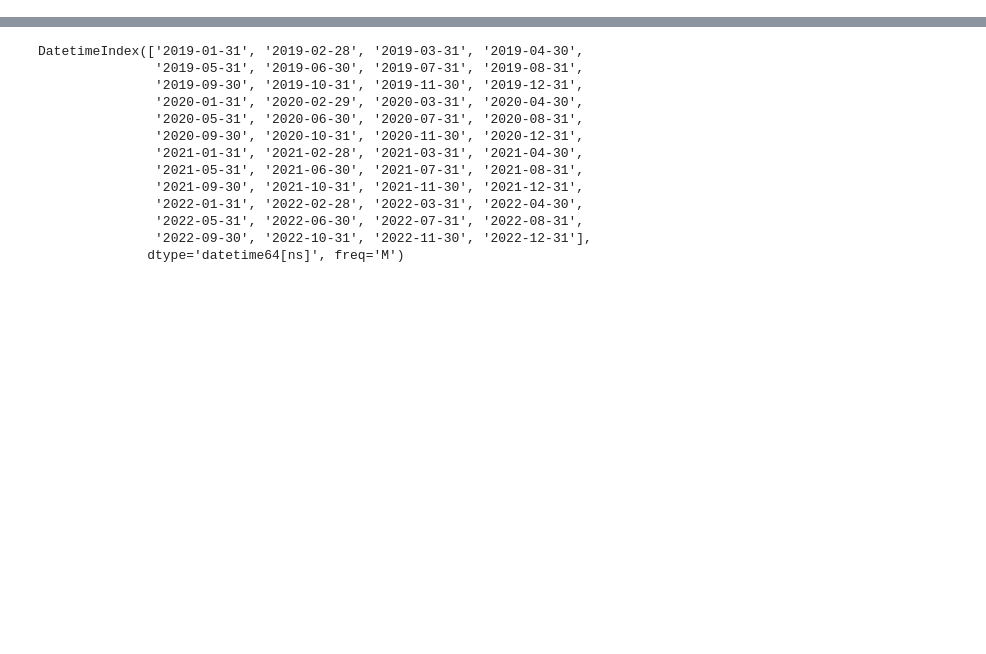
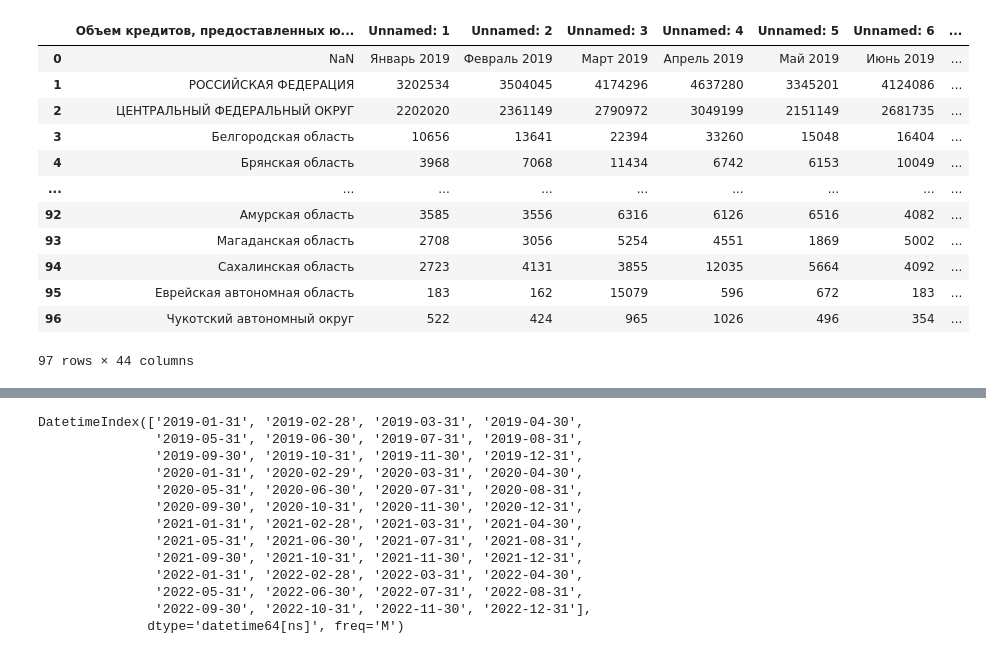
Before and after one commit to lisa2271/Praktika, a Jupyter notebook: praktika.ipynb, the cells around one changed output, grey strips where cells are left out. Cells and saved outputs as stored; diff of their text form; code cells hidden in the pictures; blank space fills up the shorter version.

```diff
--- a/praktika.ipynb
+++ b/praktika.ipynb
@@ -13,4 +13,19 @@ for f in files:
 # %%
 data = pd.concat(dfs)
 # %%
-results = pd.read_excel(r'C:\\Users\\gosti\\Downloads\\Telegram Desktop\\01_04_D_New_loans_subj.xlsx')
+results = pd.read_excel(r'C:\\Users\\gosti\\Downloads\\Telegram Desktop\\01_04_D_New_loans_subj.xlsx', sheet_name='итого')
+results
+# %% [output]
+|  | Объем кредитов, предоставленных ю... | Unnamed: 1 | Unnamed: 2 | Unnamed: 3 | Unnamed: 4 | Unnamed: 5 | Unnamed: 6 | ... |
+| 0 | NaN | Январь 2019 | Февраль 2019 | Март 2019 | Апрель 2019 | Май 2019 | Июнь 2019 | ... |
+| 1 | РОССИЙСКАЯ ФЕДЕРАЦИЯ | 3202534 | 3504045 | 4174296 | 4637280 | 3345201 | 4124086 | ... |
+| 2 | ЦЕНТРАЛЬНЫЙ ФЕДЕРАЛЬНЫЙ ОКРУГ | 2202020 | 2361149 | 2790972 | 3049199 | 2151149 | 2681735 | ... |
+| 3 | Белгородская область | 10656 | 13641 | 22394 | 33260 | 15048 | 16404 | ... |
+| 4 | Брянская область | 3968 | 7068 | 11434 | 6742 | 6153 | 10049 | ... |
+| ... | ... | ... | ... | ... | ... | ... | ... | ... |
+| 92 | Амурская область | 3585 | 3556 | 6316 | 6126 | 6516 | 4082 | ... |
+| 93 | Магаданская область | 2708 | 3056 | 5254 | 4551 | 1869 | 5002 | ... |
+| 94 | Сахалинская область | 2723 | 4131 | 3855 | 12035 | 5664 | 4092 | ... |
+| 95 | Еврейская автономная область | 183 | 162 | 15079 | 596 | 672 | 183 | ... |
+| 96 | Чукотский автономный округ | 522 | 424 | 965 | 1026 | 496 | 354 | ... |
+97 rows × 44 columns
```
Also changed, not shown: parts of 11 cells of this notebook.
